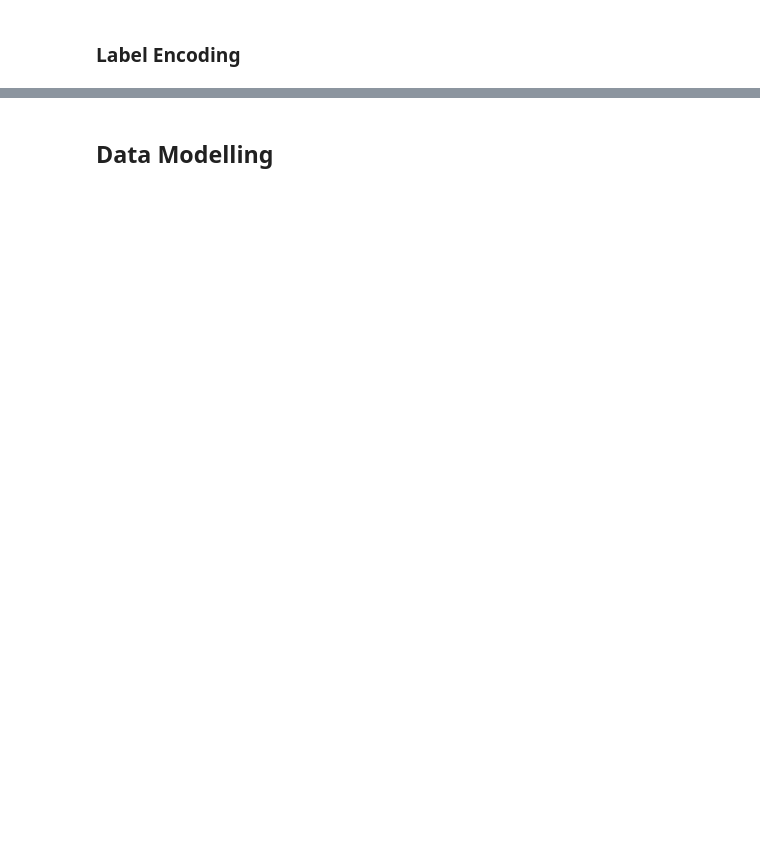
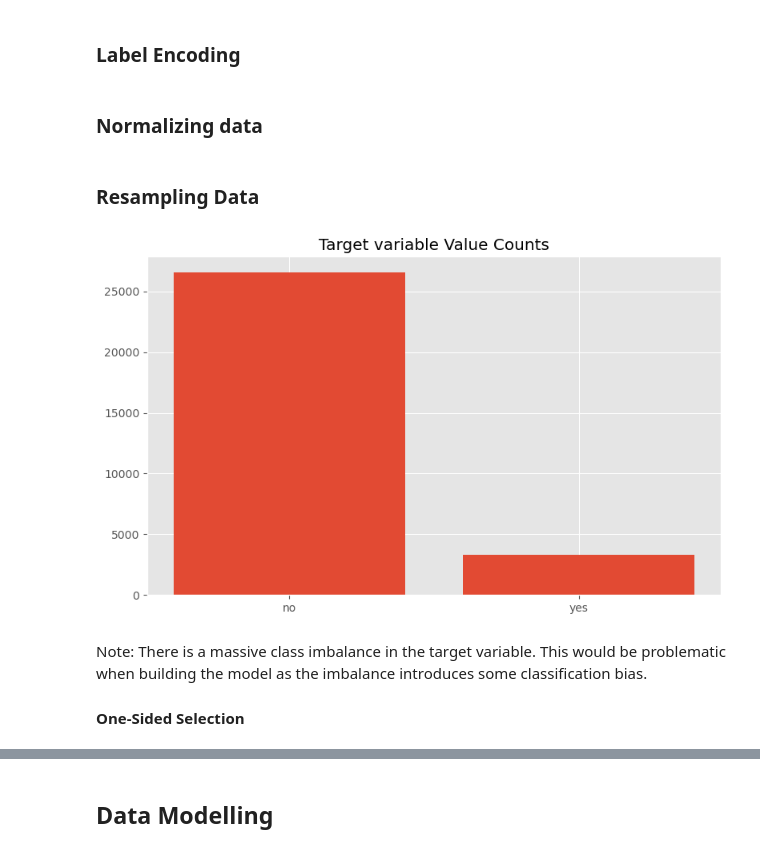
Before and after one commit to Nickimani/PRODIGY_DS_03, a Jupyter notebook: notebook.ipynb, the cells around one changed output, grey strips where cells are left out. Saved outputs shown, nothing was run; the diff lists cells and outputs as text; code cells hidden in the pictures; blank space fills up the shorter version.

Commit message:
Completed preprocessing, resampling; Built baseline models

```diff
--- a/notebook.ipynb
+++ b/notebook.ipynb
@@ -239,0 +250,2 @@ X_train, X_test, y_train, y_test = train_test_split(X, y, test_size=0.3, random_
+# %% [markdown]
+### Normalizing data
@@ -239,0 +264,17 @@ X_train, X_test, y_train, y_test = train_test_split(X, y, test_size=0.3, random_
+# %% [markdown]
+### Resampling Data
+# %%
+# Distribution of the target variable
+y_train_valuecount = y_train.value_counts().reset_index()
+
+plt.figure(figsize=(8, 5))
+plt.bar(data=y_train_valuecount, x='y', height='count')
+plt.title('Target variable Value Counts')
+plt.tight_layout()
+plt.show()
+# %% [output]
+[figure, added]
+# %% [markdown]
+Note: There is a massive class imbalance in the target variable. This would be problematic when building the model as the imbalance introduces some classification bias.
+
+#### One-Sided Selection
```
Also changed, not shown: parts of 15 cells of this notebook.
